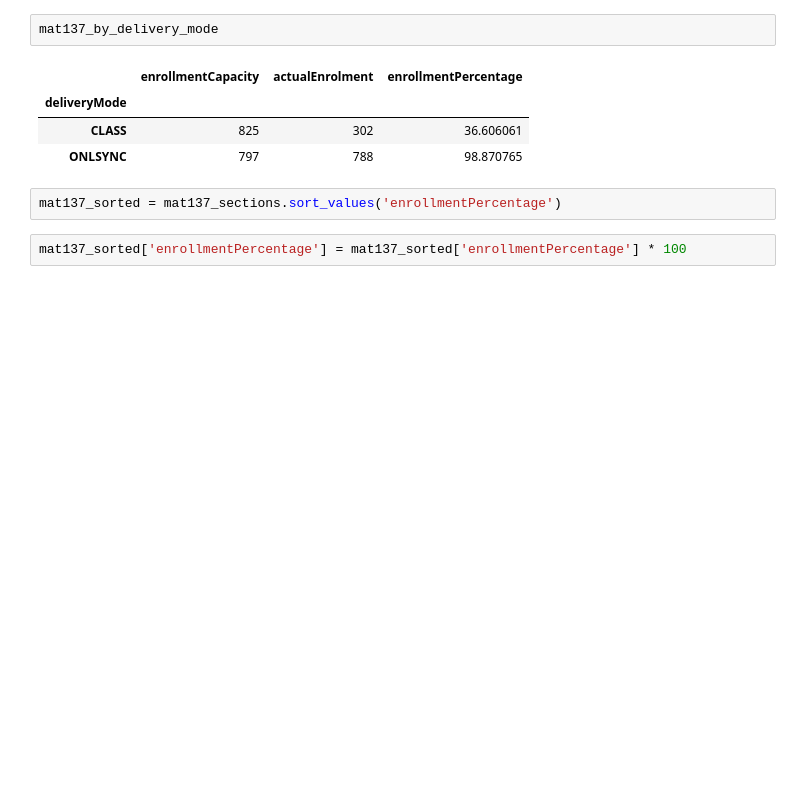
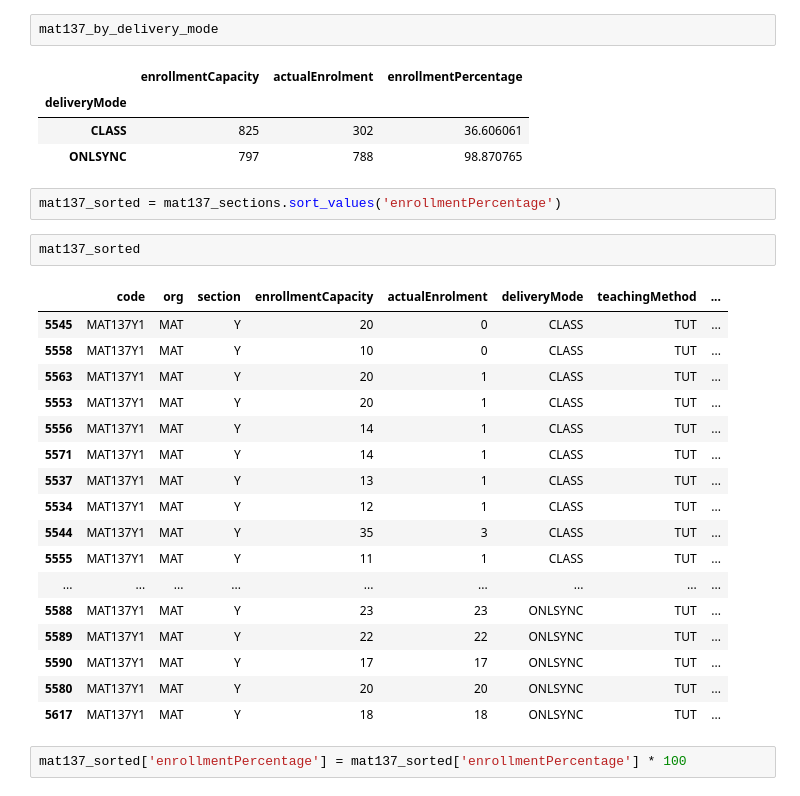
Before and after one commit to ragalie/uoft-timetable-data, a Jupyter notebook: notebooks/tutorialsByOnline.ipynb, the cells around one changed output. Cells and saved outputs as stored; diff of their text form; blank space fills up the shorter version.

```diff
--- a/notebooks/tutorialsByOnline.ipynb
+++ b/notebooks/tutorialsByOnline.ipynb
@@ -86,5 +86,25 @@ mat137_by_delivery_mode
 | ONLSYNC | 797 | 788 | 98.870765 |
 # %%
 mat137_sorted = mat137_sections.sort_values('enrollmentPercentage')
+# %%
+mat137_sorted
+# %% [output]
+|  | code | org | section | enrollmentCapacity | actualEnrolment | deliveryMode | teachingMethod | ... |
+| 5545 | MAT137Y1 | MAT | Y | 20 | 0 | CLASS | TUT | ... |
+| 5558 | MAT137Y1 | MAT | Y | 10 | 0 | CLASS | TUT | ... |
+| 5563 | MAT137Y1 | MAT | Y | 20 | 1 | CLASS | TUT | ... |
+| 5553 | MAT137Y1 | MAT | Y | 20 | 1 | CLASS | TUT | ... |
+| 5556 | MAT137Y1 | MAT | Y | 14 | 1 | CLASS | TUT | ... |
+| 5571 | MAT137Y1 | MAT | Y | 14 | 1 | CLASS | TUT | ... |
+| 5537 | MAT137Y1 | MAT | Y | 13 | 1 | CLASS | TUT | ... |
+| 5534 | MAT137Y1 | MAT | Y | 12 | 1 | CLASS | TUT | ... |
+| 5544 | MAT137Y1 | MAT | Y | 35 | 3 | CLASS | TUT | ... |
+| 5555 | MAT137Y1 | MAT | Y | 11 | 1 | CLASS | TUT | ... |
+| ... | ... | ... | ... | ... | ... | ... | ... | ... |
+| 5588 | MAT137Y1 | MAT | Y | 23 | 23 | ONLSYNC | TUT | ... |
+| 5589 | MAT137Y1 | MAT | Y | 22 | 22 | ONLSYNC | TUT | ... |
+| 5590 | MAT137Y1 | MAT | Y | 17 | 17 | ONLSYNC | TUT | ... |
+| 5580 | MAT137Y1 | MAT | Y | 20 | 20 | ONLSYNC | TUT | ... |
+| 5617 | MAT137Y1 | MAT | Y | 18 | 18 | ONLSYNC | TUT | ... |
 # %%
 mat137_sorted['enrollmentPercentage'] = mat137_sorted['enrollmentPercentage'] * 100
```
Also changed, not shown: parts of 9 cells of this notebook.
